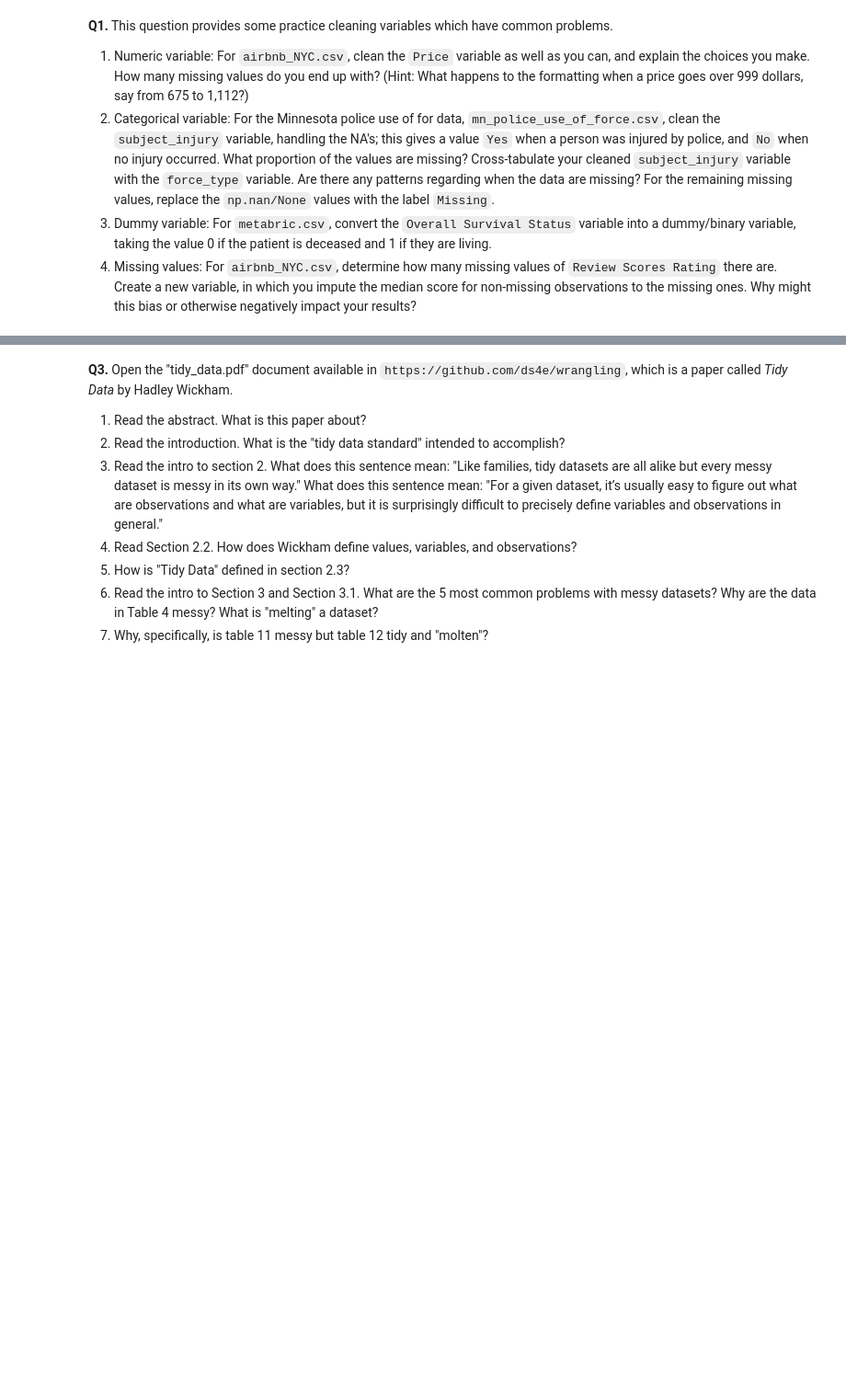
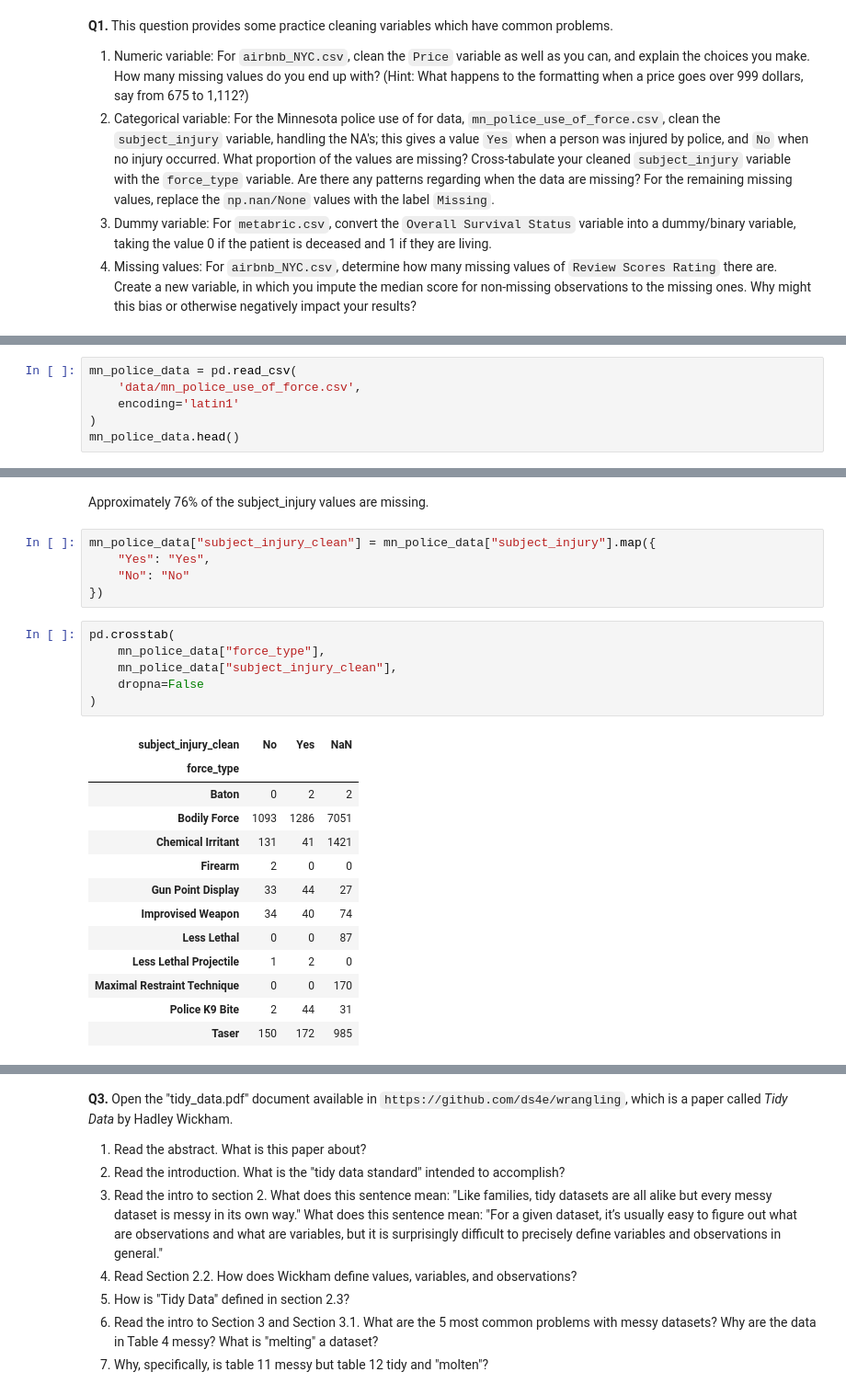
Before and after one commit to dishidhak/DS3021assignment02, a Jupyter notebook: 01_assignment_wrangling_and_eda.ipynb, the cells around one changed output, grey strips where cells are left out. Shown at 92% size. Cells and saved outputs as stored; diff of their text form; blank space fills up the shorter version.

```diff
--- a/01_assignment_wrangling_and_eda.ipynb
+++ b/01_assignment_wrangling_and_eda.ipynb
@@ -30,0 +71,6 @@ data.head()
+# %%
+mn_police_data = pd.read_csv(
+    'data/mn_police_use_of_force.csv',
+    encoding='latin1'
+)
+mn_police_data.head()
@@ -30,0 +93,27 @@ data.head()
+# %% [markdown]
+Approximately 76% of the subject_injury values are missing.
+# %%
+mn_police_data["subject_injury_clean"] = mn_police_data["subject_injury"].map({
+    "Yes": "Yes",
+    "No": "No"
+})
+# %%
+pd.crosstab(
+    mn_police_data["force_type"],
+    mn_police_data["subject_injury_clean"],
+    dropna=False
+)
+# %% [output]
+| subject_injury_clean | No | Yes | NaN |
+| force_type |  |  |  |
+| Baton | 0 | 2 | 2 |
+| Bodily Force | 1093 | 1286 | 7051 |
+| Chemical Irritant | 131 | 41 | 1421 |
+| Firearm | 2 | 0 | 0 |
+| Gun Point Display | 33 | 44 | 27 |
+| Improvised Weapon | 34 | 40 | 74 |
+| Less Lethal | 0 | 0 | 87 |
+| Less Lethal Projectile | 1 | 2 | 0 |
+| Maximal Restraint Technique | 0 | 0 | 170 |
+| Police K9 Bite | 2 | 44 | 31 |
+| Taser | 150 | 172 | 985 |
```
Also changed, not shown: parts of 15 cells of this notebook.
